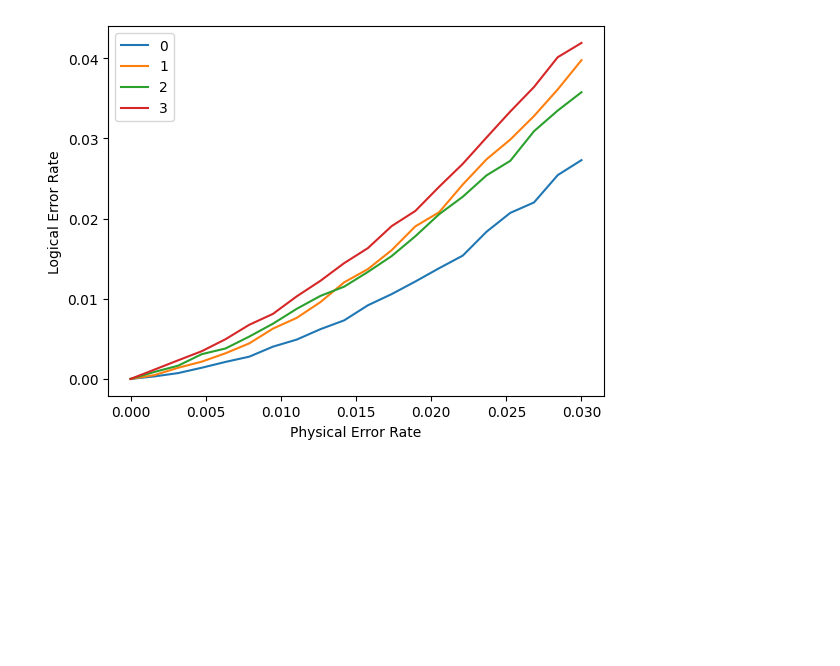
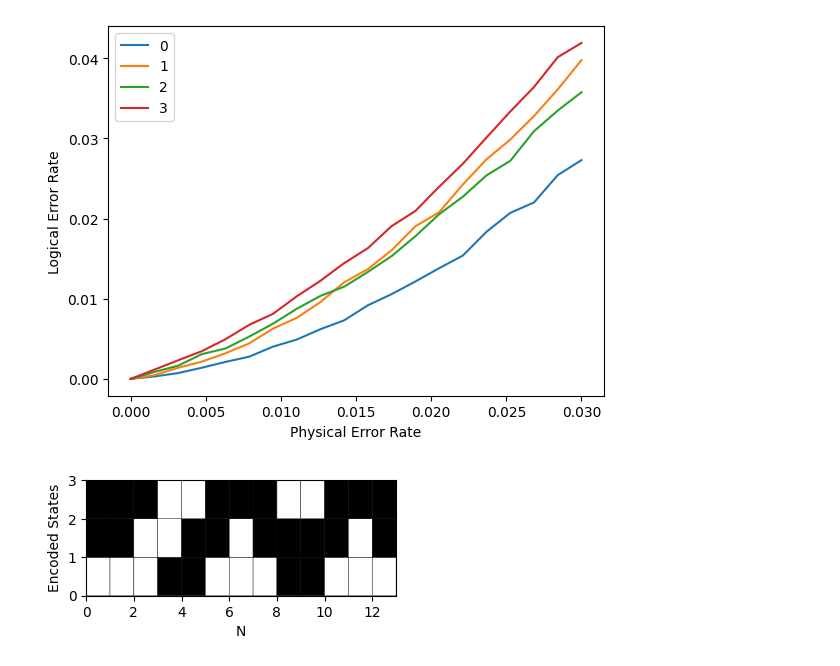
Before and after one commit to trevormccrt/gpuaffman_networks, a Jupyter notebook: genetics/analysis/sequential_and_task_results.ipynb, the cells around one changed output. Saved outputs shown, nothing was run; the diff lists cells and outputs as text; code cells hidden in the pictures; blank space fills up the shorter version.

```diff
--- a/genetics/analysis/sequential_and_task_results.ipynb
+++ b/genetics/analysis/sequential_and_task_results.ipynb
@@ -120,3 +120,14 @@ axs.legend()
 plt.savefig(os.path.join(plt_save_dir, "shared_and_ft.png"), dpi=400)
 # %% [output]
 [figure]
+# %%
+active_nodes = list(graphs[0].nodes)
+codewords = cp.asnumpy(example_trajs[-1, (0, 3, 7), 0, :])
+codewords = codewords[..., active_nodes]
+fig, axs = plt.subplots(figsize=(4,1.5))
+axs.pcolor(codewords, cmap="Greys", linewidth=0.3, edgecolors="black")
+axs.set_xlabel("N")
+axs.set_ylabel("Encoded States")
+plt.savefig(os.path.join(plt_save_dir, "seq_and_codewords.svg"))
+# %% [output]
+[figure, added]
```
Also changed, not shown: parts of 3 cells of this notebook, 10 other files.
